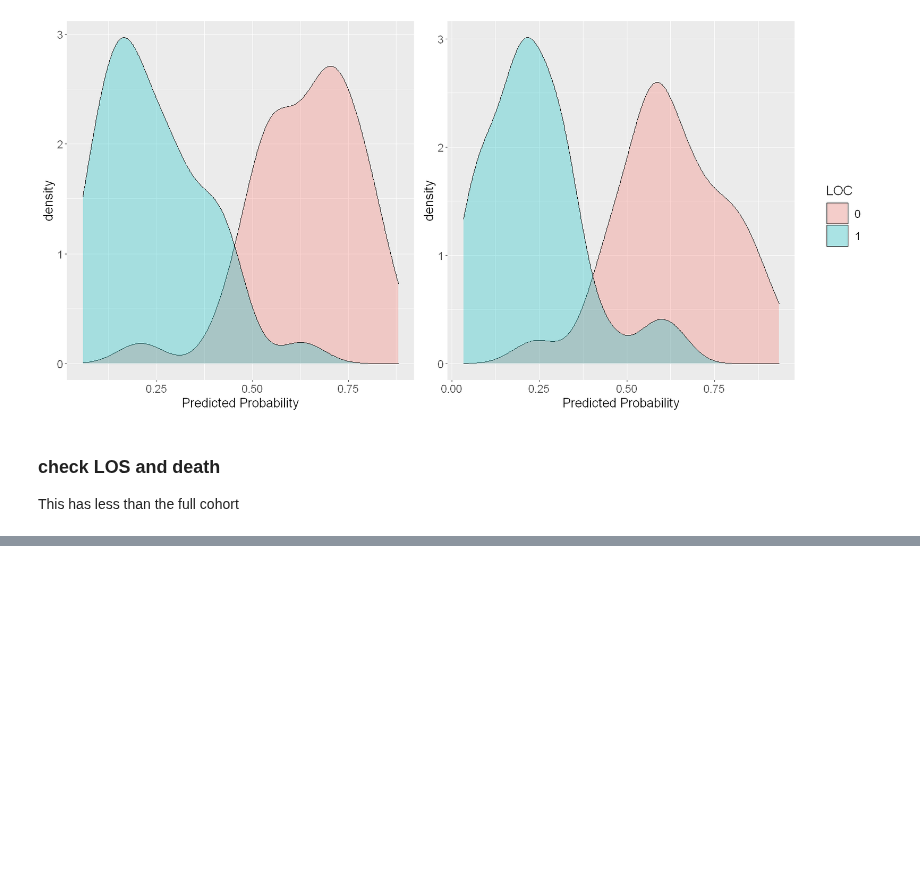
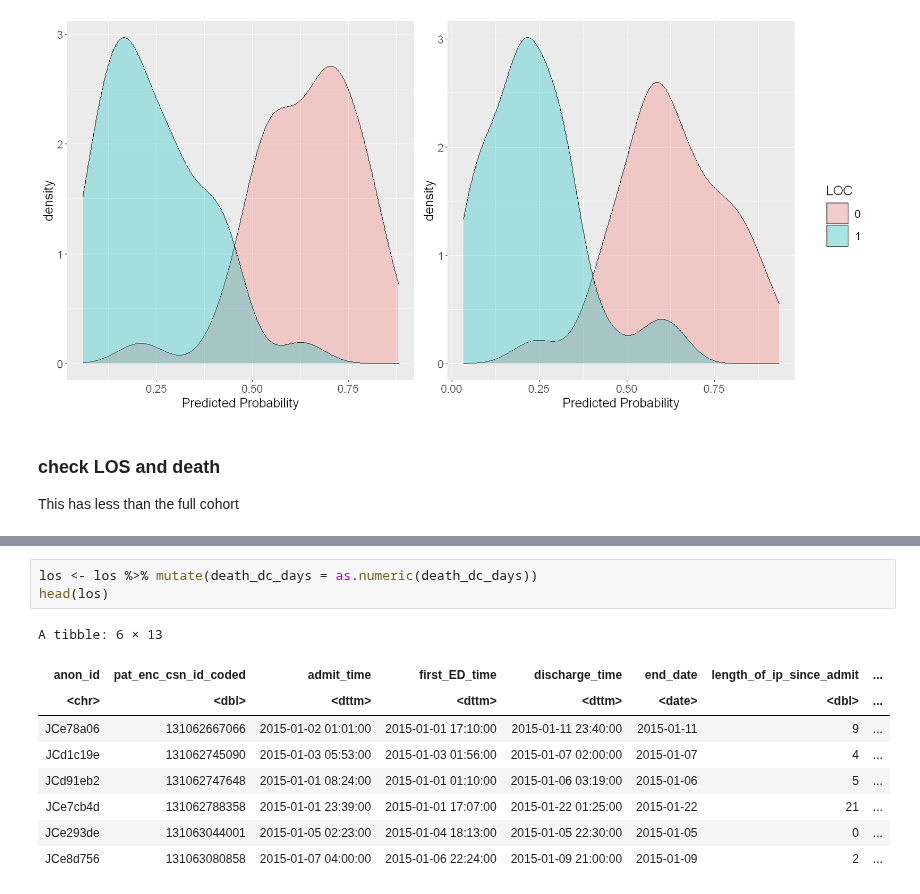
Before and after one commit to Minh084/TDA, a Jupyter notebook: 5_results_analysis/5.3_EDA_R.ipynb, the cells around one changed output, grey strips where cells are left out. Saved outputs shown, nothing was run; the diff lists cells and outputs as text; blank space fills up the shorter version.

```diff
--- a/5_results_analysis/5.3_EDA_R.ipynb
+++ b/5_results_analysis/5.3_EDA_R.ipynb
@@ -451,0 +528,13 @@ A data.frame: 6 × 9
+# %%
+los <- los %>% mutate(death_dc_days = as.numeric(death_dc_days))
+head(los)
+# %% [output]
+A tibble: 6 × 13
+| anon_id | pat_enc_csn_id_coded | admit_time | first_ED_time | discharge_time | end_date | length_of_ip_since_admit | ... |
+| <chr> | <dbl> | <dttm> | <dttm> | <dttm> | <date> | <dbl> | ... |
+| JCe78a06 | 131062667066 | 2015-01-02 01:01:00 | 2015-01-01 17:10:00 | 2015-01-11 23:40:00 | 2015-01-11 | 9 | ... |
+| JCd1c19e | 131062745090 | 2015-01-03 05:53:00 | 2015-01-03 01:56:00 | 2015-01-07 02:00:00 | 2015-01-07 | 4 | ... |
+| JCd91eb2 | 131062747648 | 2015-01-01 08:24:00 | 2015-01-01 01:10:00 | 2015-01-06 03:19:00 | 2015-01-06 | 5 | ... |
+| JCe7cb4d | 131062788358 | 2015-01-01 23:39:00 | 2015-01-01 17:07:00 | 2015-01-22 01:25:00 | 2015-01-22 | 21 | ... |
+| JCe293de | 131063044001 | 2015-01-05 02:23:00 | 2015-01-04 18:13:00 | 2015-01-05 22:30:00 | 2015-01-05 | 0 | ... |
+| JCe8d756 | 131063080858 | 2015-01-07 04:00:00 | 2015-01-06 22:24:00 | 2015-01-09 21:00:00 | 2015-01-09 | 2 | ... |
```
Also changed, not shown: parts of 15 cells of this notebook, 2 other files.
